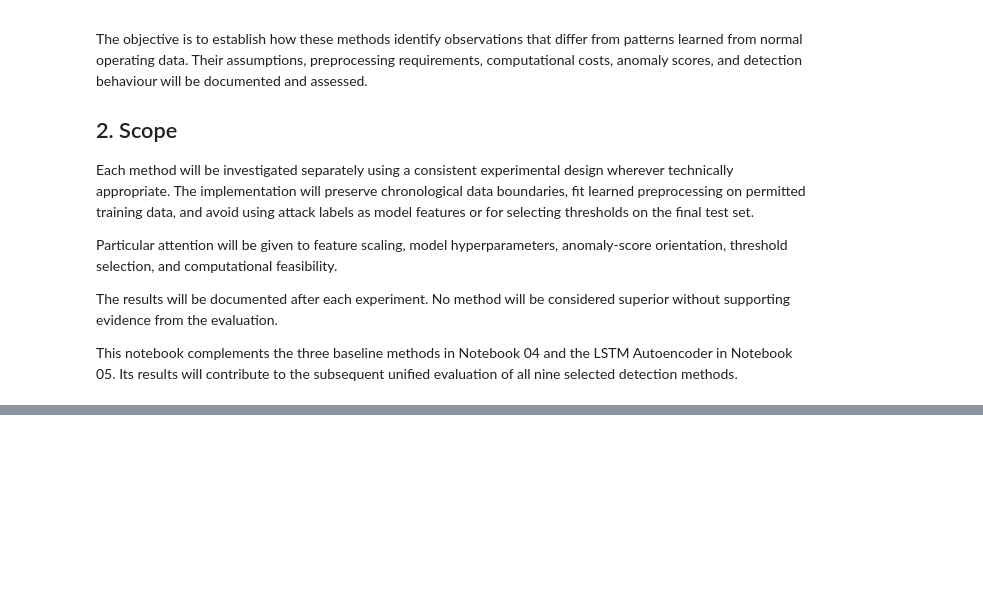
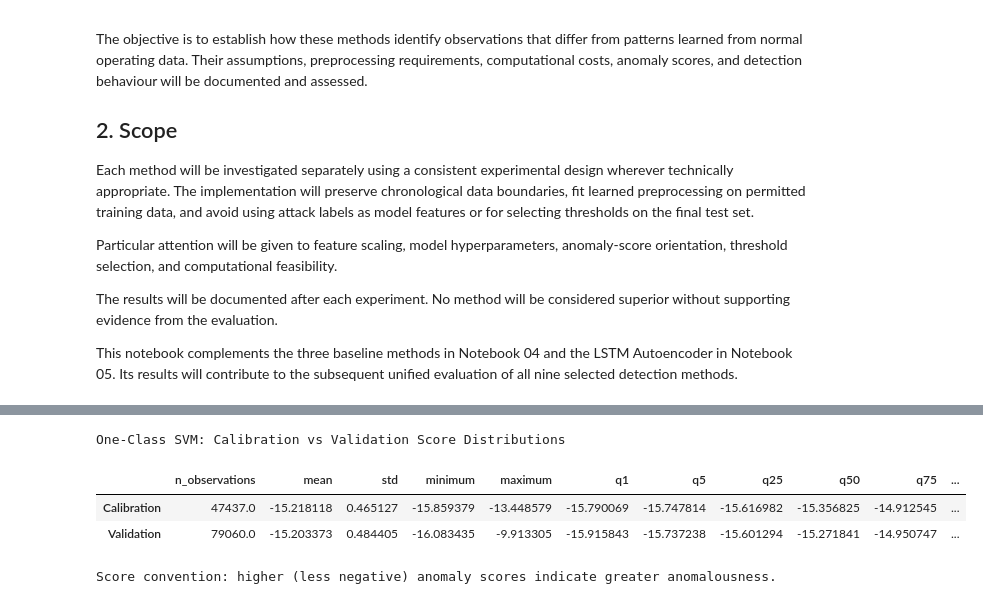
Before and after one commit to Thomasayanfeoluwa/multivariate-telemetry-anomaly-detection, a Jupyter notebook: notebooks/06_traditional_ml_anomaly_detection.ipynb, the cells around one changed output, grey strips where cells are left out. Drawn from its saved outputs; the diff is of its cells as text; code cells hidden in the pictures; blank space fills up the shorter version.

```diff
--- a/notebooks/06_traditional_ml_anomaly_detection.ipynb
+++ b/notebooks/06_traditional_ml_anomaly_detection.ipynb
@@ -236,0 +1513,50 @@ The same established evaluation observations will subsequently be used to compar
+# %%
+import numpy as np
+import pandas as pd
+
+# Compare score distributions without requiring equal array lengths.
+quantiles = [0.01, 0.05, 0.25, 0.50, 0.75, 0.95, 0.99]
+
+def summarize_scores(scores):
+    scores = np.asarray(scores)
+
+    if scores.ndim != 1 or scores.size == 0:
+        raise ValueError("Expected a non-empty, one-dimensional score array.")
+
+    if not np.isfinite(scores).all():
+        raise ValueError("Score array contains NaN or infinite values.")
+
+    summary = {
+        "n_observations": scores.size,
+        "mean": scores.mean(),
+        "std": scores.std(ddof=1),
+        "minimum": scores.min(),
+        "maximum": scores.max(),
+    }
+
+    for q in quantiles:
+        summary[f"q{q * 100:g}"] = np.quantile(scores, q)
+
+    return summary
+
+
+ocsvm_distribution_summary = pd.DataFrame(
+    {
+        "Calibration": summarize_scores(ocsvm_threshold_scores),
+        "Validation": summarize_scores(ocsvm_validation_scores),
+    }
+).T
+
+print("One-Class SVM: Calibration vs Validation Score Distributions")
+display(ocsvm_distribution_summary.round(6))
+
+print(
+    "\nScore convention: higher (less negative) anomaly scores "
+    "indicate greater anomalousness."
+)
+# %% [output]
+One-Class SVM: Calibration vs Validation Score Distributions
+|  | n_observations | mean | std | minimum | maximum | q1 | q5 | q25 | q50 | q75 | ... |
+| Calibration | 47437.0 | -15.218118 | 0.465127 | -15.859379 | -13.448579 | -15.790069 | -15.747814 | -15.616982 | -15.356825 | -14.912545 | ... |
+| Validation | 79060.0 | -15.203373 | 0.484405 | -16.083435 | -9.913305 | -15.915843 | -15.737238 | -15.601294 | -15.271841 | -14.950747 | ... |
+Score convention: higher (less negative) anomaly scores indicate greater anomalousness.
```
Also changed, not shown: parts of 28 cells of this notebook.
